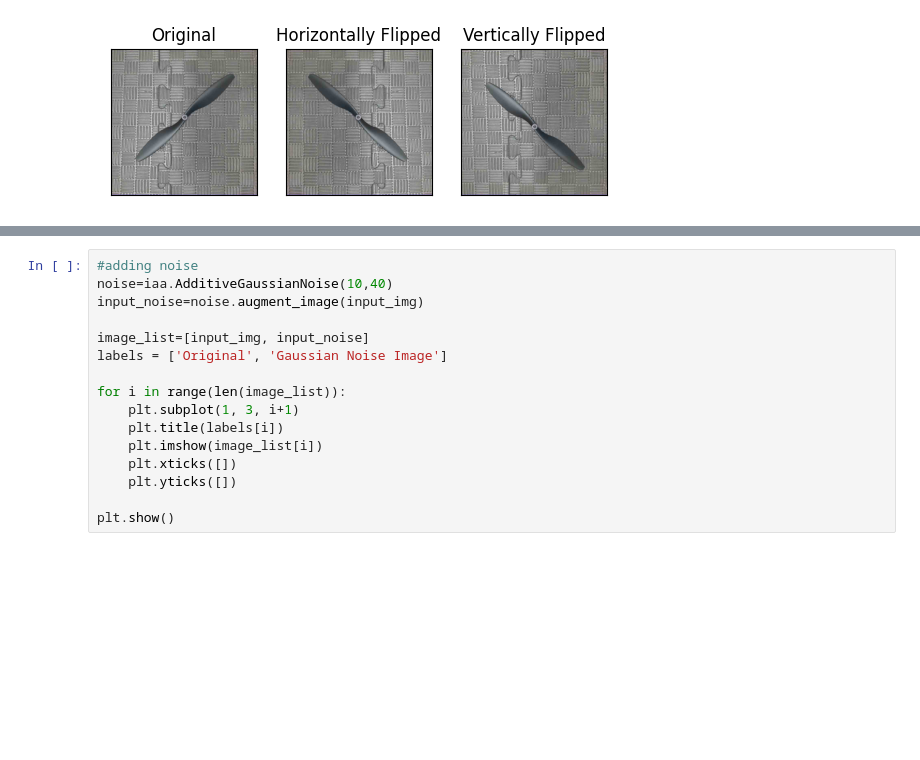
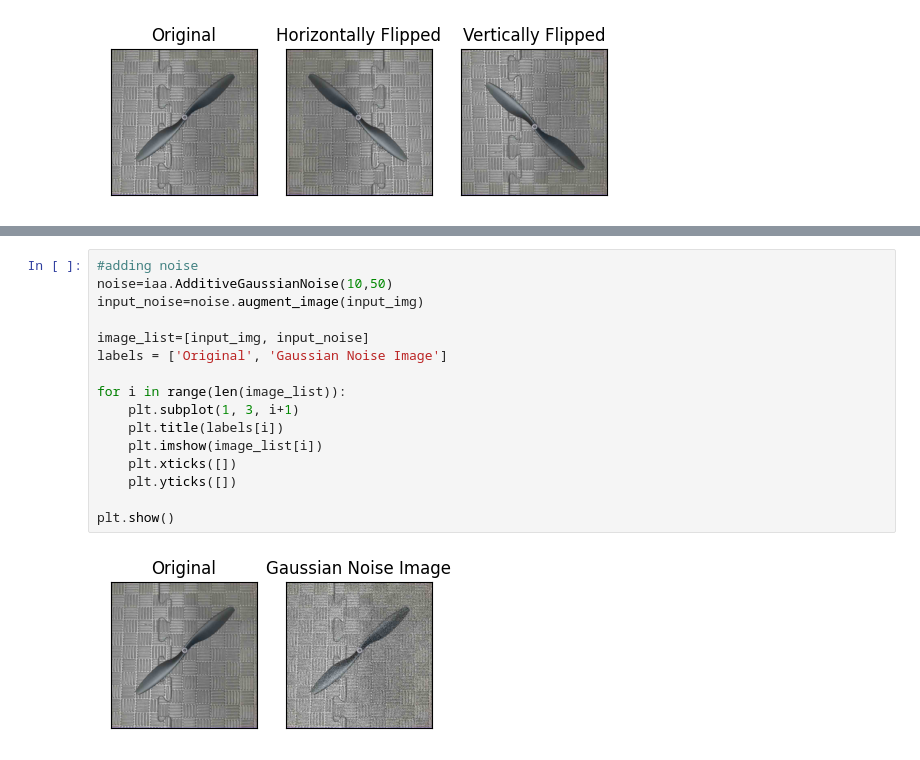
Before and after one commit to RizwanRumi/MSC_Thesis_task, a Jupyter notebook: Augmentation/augmentation.ipynb, the cells around one changed output, grey strips where cells are left out. Cells and saved outputs as stored; diff of their text form; blank space fills up the shorter version.

```diff
--- a/Augmentation/augmentation.ipynb
+++ b/Augmentation/augmentation.ipynb
@@ -143,19 +128,21 @@ plt.show()
 # %%
 #adding noise
-noise=iaa.AdditiveGaussianNoise(10,40)
+noise=iaa.AdditiveGaussianNoise(10,50)
 input_noise=noise.augment_image(input_img)
 
 image_list=[input_img, input_noise]
 labels = ['Original', 'Gaussian Noise Image']
 
 for i in range(len(image_list)):
     plt.subplot(1, 3, i+1)
     plt.title(labels[i])
     plt.imshow(image_list[i])
     plt.xticks([])
     plt.yticks([])
 
 plt.show()
+# %% [output]
+[figure, added]
 # %%
 #image shearing
 shear = iaa.Affine(shear=(-40,40))
```
Also changed, not shown: parts of 5 cells of this notebook, 1 other file.
